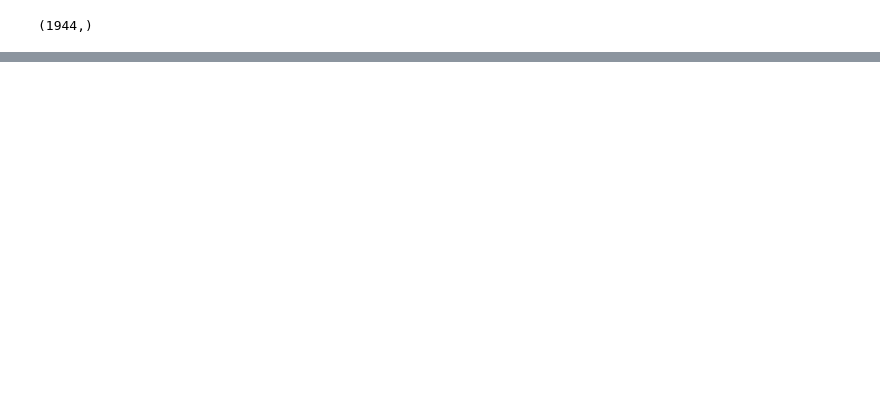
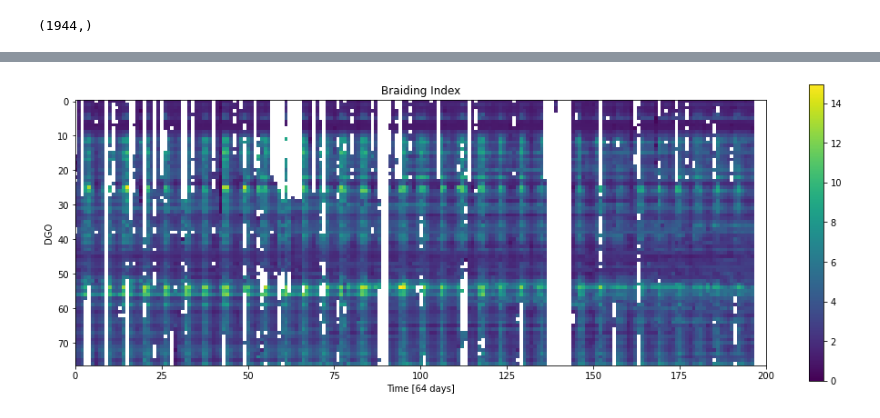
Before and after one commit to Skydive/ENS_M1_Stage_2022, a Jupyter notebook: EarthEngine/Process_Lhasa.ipynb, the cells around one changed output, grey strips where cells are left out. Saved outputs shown, nothing was run; the diff lists cells and outputs as text; code cells hidden in the pictures; blank space fills up the shorter version.

```diff
--- a/EarthEngine/Process_Lhasa.ipynb
+++ b/EarthEngine/Process_Lhasa.ipynb
@@ -35,0 +61,18 @@ Ideal Spacing:
+# %%
+# CUMULATIVE GCD --- try to figure out & find the smallest spacing interval
+
+a = (df95[df95['ID'] == 5]['SENSING_TIME']
+ .sort_values().diff()[1:]
+ .map(lambda t: t.days)
+ .reset_index(drop=True))
+
+print(a)
+# GCD at each stage
+last_gcd = a[0]
+gcd_pairs = [(0, a[0])];
+for k, v in enumerate(a[1:]):
+    cur_gcd = np.gcd(last_gcd, v);
+    if(cur_gcd != last_gcd):
+        gcd_pairs.append((k+1, cur_gcd))
+    last_gcd = cur_gcd
+print(gcd_pairs)
@@ -35,0 +93,29 @@ Ideal Spacing:
+# %%
+# Actually perform fitting...
+df = df95.copy()
+df = df.groupby(["ID", "SENSING_TIME"]).mean().reset_index()
+
+d = 64;
+
+
+df["t"] = (df["SENSING_TIME"] - df["SENSING_TIME"].min()).map(lambda t: t.days // d).astype(int);
+df["x"] = df["ID"] - df["ID"].min().astype(int);
+
+df = df.groupby(["x", "t"]).mean().reset_index()
+
+Z = np.full((df["x"].max()+1, df["t"].max()+1), np.nan);
+# print(Z.shape)
+for k, v in df[["x", "t", "BRAIDING_INDEX"]].iterrows():
+    x = v["x"].astype(int);
+    t = v["t"].astype(int);
+    Z[x, t] = v["BRAIDING_INDEX"];
+
+plt.figure(figsize=(17, 6));
+plt.imshow(Z, interpolation='none');
+plt.xlim([0, 200]);
+plt.colorbar();
+plt.xlabel(f'Time [{d} days]');
+plt.ylabel('DGO');
+plt.title('Braiding Index');
+# %% [output]
+[figure, added]
```
Also changed, not shown: parts of 5 cells of this notebook, 8 other files.
